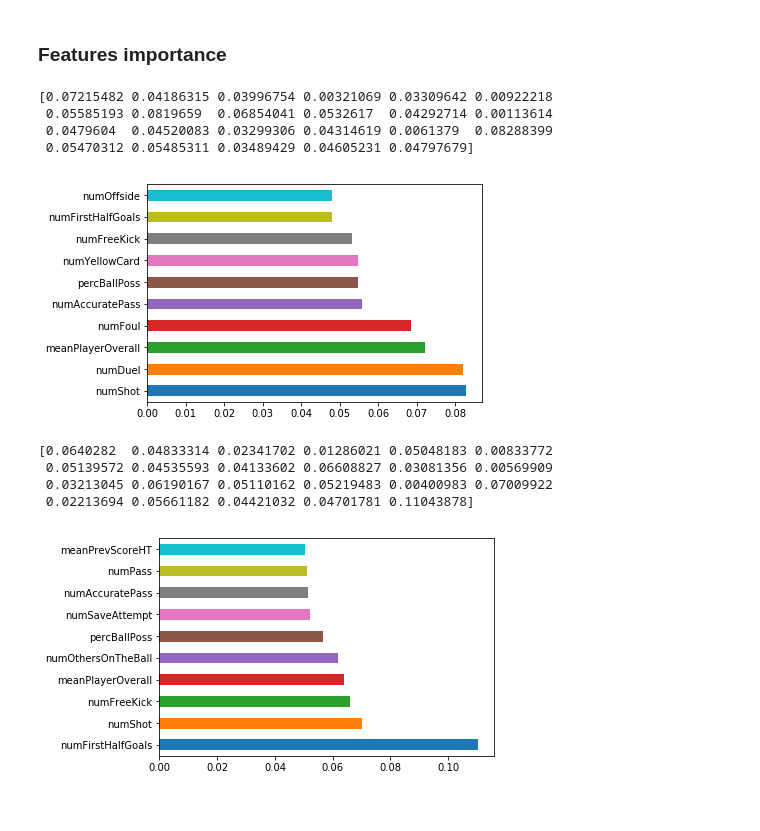
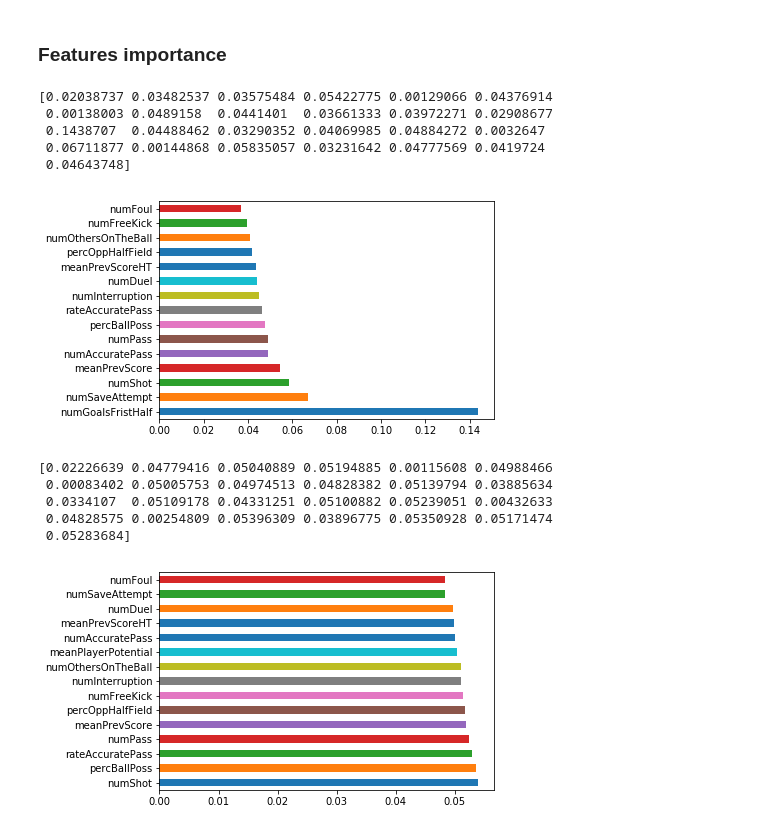
Before and after one commit to magemma/soccer-prediction, a Jupyter notebook: src/riccardo_dataVisualization.ipynb, the cells around one changed output. Saved outputs shown, nothing was run; the diff lists cells and outputs as text; code cells hidden in the pictures.

```diff
--- a/src/riccardo_dataVisualization.ipynb
+++ b/src/riccardo_dataVisualization.ipynb
@@ -110,4 +36,5 @@ res['goalIn2H'] = res['numSecondHalfGoals']>0
-# %%
-res['numFirstHalfGoals'] = res['finalScore']-res['numSecondHalfGoals']
-# %%
-res = res.drop('_id', axis=1)
+# %%
+df = res.drop(['teamId', 'matchId', 'isHome'], axis=1)
+df_noTarget = res.drop(['teamId', 'matchId', 'isHome', 'isWinner', 'didScoreInSecondHalf'], axis=1)
+target1 = 'isWinner'
+target2 = 'didScoreInSecondHalf'
@@ -197,7 +280,9 @@ plot_crosstab_and_hist(res, 'percOppHalfField', 'goalIn2H', 15, 10)
 # %% [markdown]
 ### Features importance
 # %%
-def plot_features_importance (X, y, n = len(X.columns) ):
+def plot_features_importance (X, y, n = None ):
+    if n == None:
+        n = len(X.columns)
     model = ExtraTreesClassifier()
     model.fit(X,y)
     print(model.feature_importances_) #use inbuilt class feature_importances of tree based classifiers
@@ -206,18 +291,18 @@ def plot_features_importance (X, y, n = len(X.columns) ):
     feat_importances.nlargest(n).plot(kind='barh')
     plt.show()
 # %%
-plot_features_importance( res.drop(['teamId', 'matchId', 'numRedCard', 'isWinner', 'goalIn2H', 'numSecondHalfGoals', 'finalScore'], axis=1),
-                         res['goalIn2H'], 10)
-plot_features_importance( res.drop(['teamId', 'matchId', 'numRedCard', 'isWinner', 'goalIn2H', 'numSecondHalfGoals', 'finalScore'], axis=1),
-                         res['isWinner'], 10)
+plot_features_importance( df_noTarget.drop(['numSecondHalfGoals', 'finalScore'], axis=1), df[target1], 15)
+plot_features_importance( df_noTarget.drop(['numSecondHalfGoals', 'finalScore'], axis=1), df[target2], 15)
 # %% [output]
-[0.07215482 0.04186315 0.03996754 0.00321069 0.03309642 0.00922218
- 0.05585193 0.0819659  0.06854041 0.0532617  0.04292714 0.00113614
- 0.0479604  0.04520083 0.03299306 0.04314619 0.0061379  0.08288399
- 0.05470312 0.05485311 0.03489429 0.04605231 0.04797679]
+[0.02038737 0.03482537 0.03575484 0.05422775 0.00129066 0.04376914
+ 0.00138003 0.0489158  0.0441401  0.03661333 0.03972271 0.02908677
+ 0.1438707  0.04488462 0.03290352 0.04069985 0.04884272 0.0032647
+ 0.06711877 0.00144868 0.05835057 0.03231642 0.04777569 0.0419724
+ 0.04643748]
-[figure, old version]
+[figure, new version]
-[0.0640282  0.04833314 0.02341702 0.01286021 0.05048183 0.00833772
- 0.05139572 0.04535593 0.04133602 0.06608827 0.03081356 0.00569909
- 0.03213045 0.06190167 0.05110162 0.05219483 0.00400983 0.07009922
- 0.02213694 0.05661182 0.04421032 0.04701781 0.11043878]
+[0.02226639 0.04779416 0.05040889 0.05194885 0.00115608 0.04988466
+ 0.00083402 0.05005753 0.04974513 0.04828382 0.05139794 0.03885634
+ 0.0334107  0.05109178 0.04331251 0.05100882 0.05239051 0.00432633
+ 0.04828575 0.00254809 0.05396309 0.03896775 0.05350928 0.05171474
+ 0.05283684]
-[figure, old version]
+[figure, new version]
```
Also changed, not shown: parts of 40 cells of this notebook, 2 other files.
